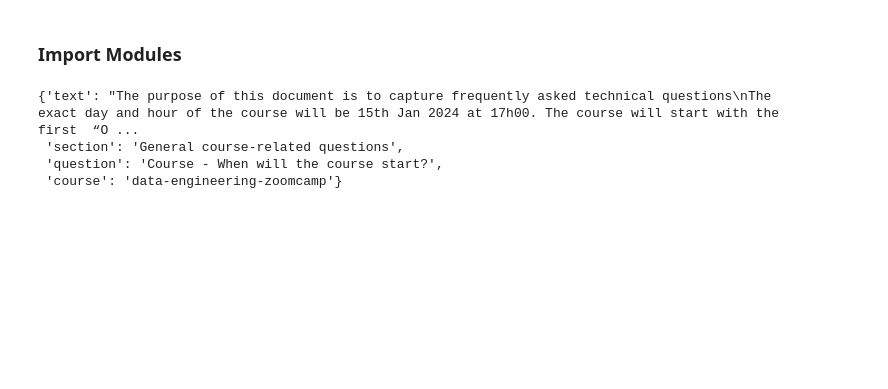
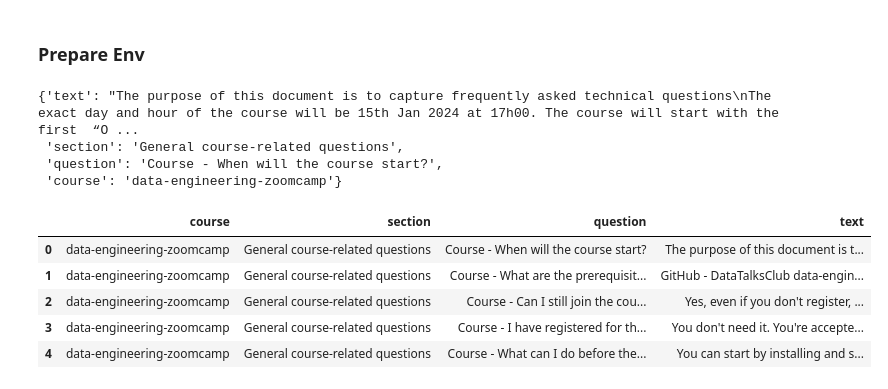
Before and after one commit to abandonedmonk/LLMOps, a Jupyter notebook: build-your-own-se/main.ipynb, the cells around one changed output. Drawn from its saved outputs; the diff is of its cells as text; code cells hidden in the pictures; blank space fills up the shorter version.

Commit message:
Created a simple search engine based on ElasticSearch

```diff
--- a/build-your-own-se/main.ipynb
+++ b/build-your-own-se/main.ipynb
@@ -1,5 +1,5 @@
 # %% [markdown]
-### Import Modules
+### Prepare Env
 # %%
 import requests
 import pandas as pd
@@ -23,3 +23,13 @@ documents[0]
  'section': 'General course-related questions',
  'question': 'Course - When will the course start?',
  'course': 'data-engineering-zoomcamp'}
+# %%
+df = pd.DataFrame(documents, columns=['course', 'section', 'question', 'text'])
+df.head()
+# %% [output]
+|  | course | section | question | text |
+| 0 | data-engineering-zoomcamp | General course-related questions | Course - When will the course start? | The purpose of this document is t... |
+| 1 | data-engineering-zoomcamp | General course-related questions | Course - What are the prerequisit... | GitHub - DataTalksClub data-engin... |
+| 2 | data-engineering-zoomcamp | General course-related questions | Course - Can I still join the cou... | Yes, even if you don't register, ... |
+| 3 | data-engineering-zoomcamp | General course-related questions | Course - I have registered for th... | You don't need it. You're accepte... |
+| 4 | data-engineering-zoomcamp | General course-related questions | Course - What can I do before the... | You can start by installing and s... |
```
Also changed, not shown: parts of 48 cells of this notebook, 1 other file.
